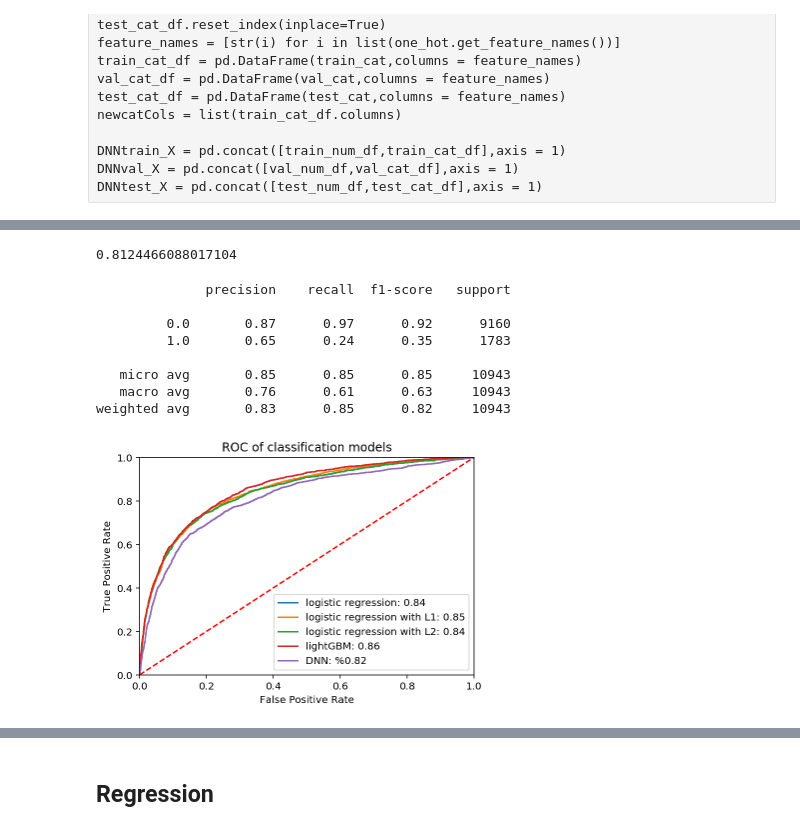
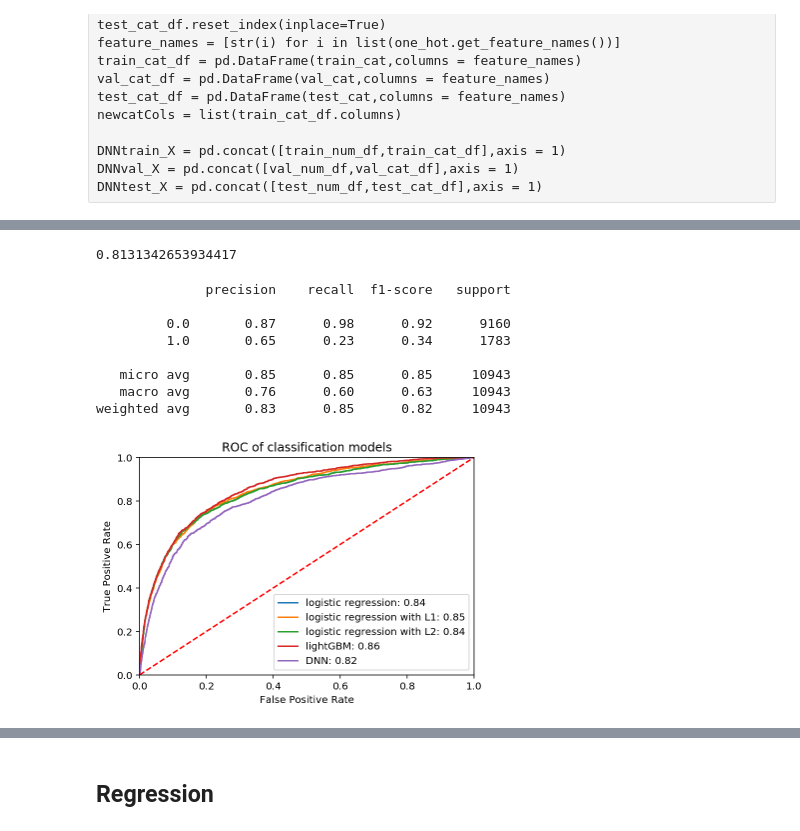
Before and after one commit to AlexaYuqinD/MS-E-246-Project, a Jupyter notebook: MS&E246 Project-Models.ipynb, the cells around one changed output, grey strips where cells are left out. Cells and saved outputs as stored; diff of their text form; code cells hidden in the pictures.

```diff
--- a/MS&E246 Project-Models.ipynb
+++ b/MS&E246 Project-Models.ipynb
@@ -58,7 +60,7 @@ catCols = ['BorrName', 'BorrCity', 'BorrState','CDC_Name', 'CDC_Street', 'CDC_Ci
        'ProjectCounty', 'ProjectState', 'BusinessType'
        ]
 numCols = ['BorrZip','CDC_Zip','ThirdPartyDollars', 'GrossApproval','InitialInterestRate', 'TermInMonths','Borrgsp','unemploy_bow','unemploy_pro','SP500','borrthird','borrpro','borrCDC','total','termint']
-
+numCols = numCols + ['CDC_Zip_dm','ThirdPartyDollars_dm','InitialInterestRate_dm']
 train_X = train_X[numCols+catCols]
 val_X = val_X[numCols+catCols]
 test_X = test_X[numCols+catCols]
@@ -806,10 +805,10 @@ print(rf_random.best_params_)
 # %% [output]
 {'n_estimators': 446, 'min_samples_split': 10, 'min_samples_leaf': 1, 'max_features': 'auto', 'max_depth': None, 'bootstrap': True}
 # %%
-clf = RandomForestClassifier(n_estimators=500,random_state=0)
-clf.fit(DNNtrain_X, train_y)
-print(classification_report(val_y, clf.predict(DNNval_X)>0.5))
-print(roc_auc_score(val_y, clf.predict(DNNval_X)))
+clf = RandomForestClassifier(n_estimators=500,random_state=0,min_samples_split=10)
+clf.fit(train_X, train_y)
+print(classification_report(val_y, clf.predict(val_X)>0.5))
+print(roc_auc_score(val_y, clf.predict(val_X)))
 # %% [output]
               precision    recall  f1-score   support
 
@@ -938,4 +960,4 @@ DNNtest_X = pd.concat([test_num_df,test_cat_df],axis = 1)
 # %%
 num1 = DNNtrain_X.shape[0]
-parameters = model(DNNtrain_X, DNNtrain_y, DNNval_X, DNNval_y,num=num1,learning_rate = 0.0001, keep_prob=0.9,lamb=0.01,num_epochs = 500, minibatch_size=512, params = [256,128,2])
+parameters = model(DNNtrain_X, DNNtrain_y, DNNval_X, DNNval_y,num=num1,learning_rate = 0.0001, keep_prob=0.9,lamb=0.01,num_epochs = 500, minibatch_size=512, params = [256,128,2],layer=3)
 # %% [output]
@@ -967,49 +978,54 @@ roc_auc_score(DNNval_y[1,:], default_prob)
 # %%
-default_prob = get_probability(parameters, DNNtest_X)[1,:]
+default_prob = get_probability(parameters, DNNtest_X,layer=3)[1,:]
 roc_auc_score(DNNtest_y[1,:], default_prob)
 # %% [output]
-0.8124466088017104
+0.8131342653934417
 # %%
 print(classification_report(DNNtest_y[1,:], default_prob>0.5))
 # %% [output]
               precision    recall  f1-score   support
 
-         0.0       0.87      0.97      0.92      9160
-         1.0       0.65      0.24      0.35      1783
+         0.0       0.87      0.98      0.92      9160
+         1.0       0.65      0.23      0.34      1783
 
    micro avg       0.85      0.85      0.85     10943
-   macro avg       0.76      0.61      0.63     10943
+   macro avg       0.76      0.60      0.63     10943
 weighted avg       0.83      0.85      0.82     10943
 # %%
 # ROC of all models
 
 plt.title('ROC of classification models')
 fpr, tpr, threshold = metrics.roc_curve(test_y, preds_log)
 roc_auc1 = metrics.auc(fpr, tpr)
 plt.plot(fpr, tpr, label = 'logistic regression: %0.2f' % roc_auc1)
 
 fpr, tpr, threshold = metrics.roc_curve(test_y, preds_log_l1)
 roc_auc2 = metrics.auc(fpr, tpr)
 plt.plot(fpr, tpr, label = 'logistic regression with L1: %0.2f' % roc_auc2)
 
 fpr, tpr, threshold = metrics.roc_curve(test_y, preds_log_l2)
 roc_auc3 = metrics.auc(fpr, tpr)
 plt.plot(fpr, tpr, label = 'logistic regression with L2: %0.2f' % roc_auc3)
 
-fpr, tpr, threshold = metrics.roc_curve(test_y, preds_log_lgbm)
+fpr, tpr, threshold = metrics.roc_curve(test_y, preds_lgbm)
 roc_auc4 = metrics.auc(fpr, tpr)
 plt.plot(fpr, tpr, label = 'lightGBM: %0.2f' % roc_auc4)
 
 fpr, tpr, threshold = metrics.roc_curve(test_y, default_prob)
 roc_auc5 = metrics.auc(fpr, tpr)
-plt.plot(fpr, tpr, label = 'DNN: %0.82')
+plt.plot(fpr, tpr, label = 'DNN: %0.2f' % roc_auc5)
+
+#fpr, tpr, threshold = metrics.roc_curve(test_y, preds_rf)
+#roc_auc6 = metrics.auc(fpr, tpr)
+#plt.plot(fpr, tpr, label = 'random forest: %0.2f'% roc_auc6)
+
 
 plt.legend(loc = 'best')
 plt.plot([0, 1], [0, 1],'r--')
 plt.xlim([0, 1])
 plt.ylim([0, 1])
 plt.ylabel('True Positive Rate')
 plt.xlabel('False Positive Rate')
 plt.show()
 # %% [output]
-[figure, old version]
+[figure, new version]
```
Also changed, not shown: parts of 64 cells of this notebook, 4 other files.
